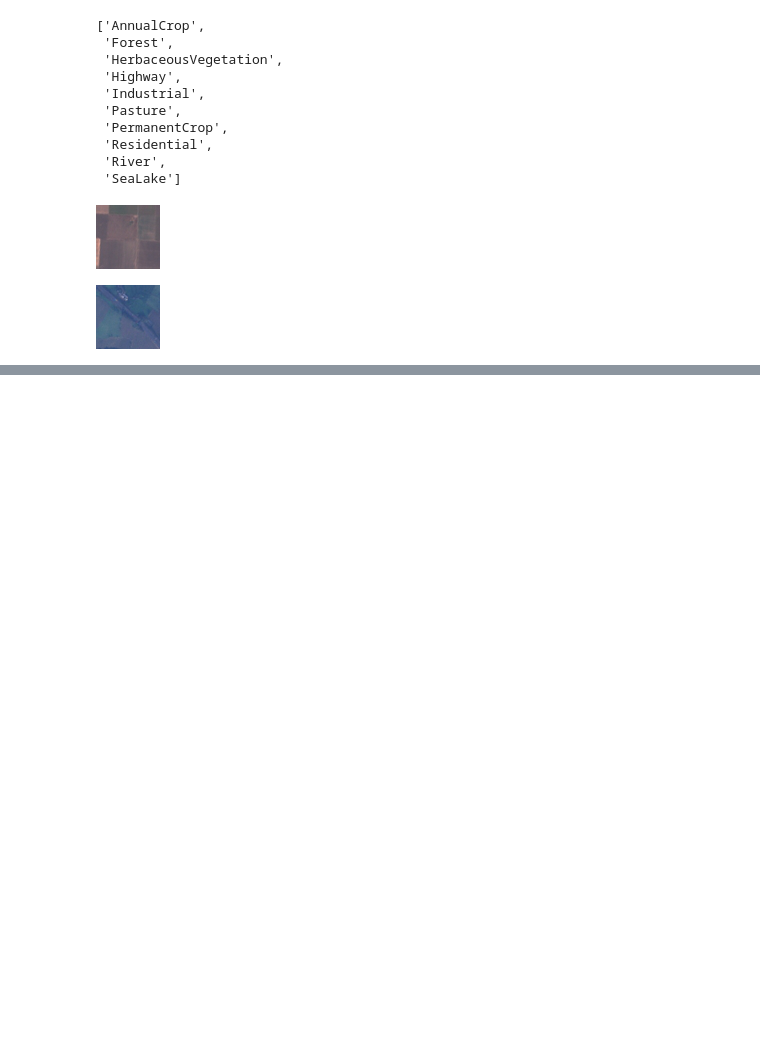
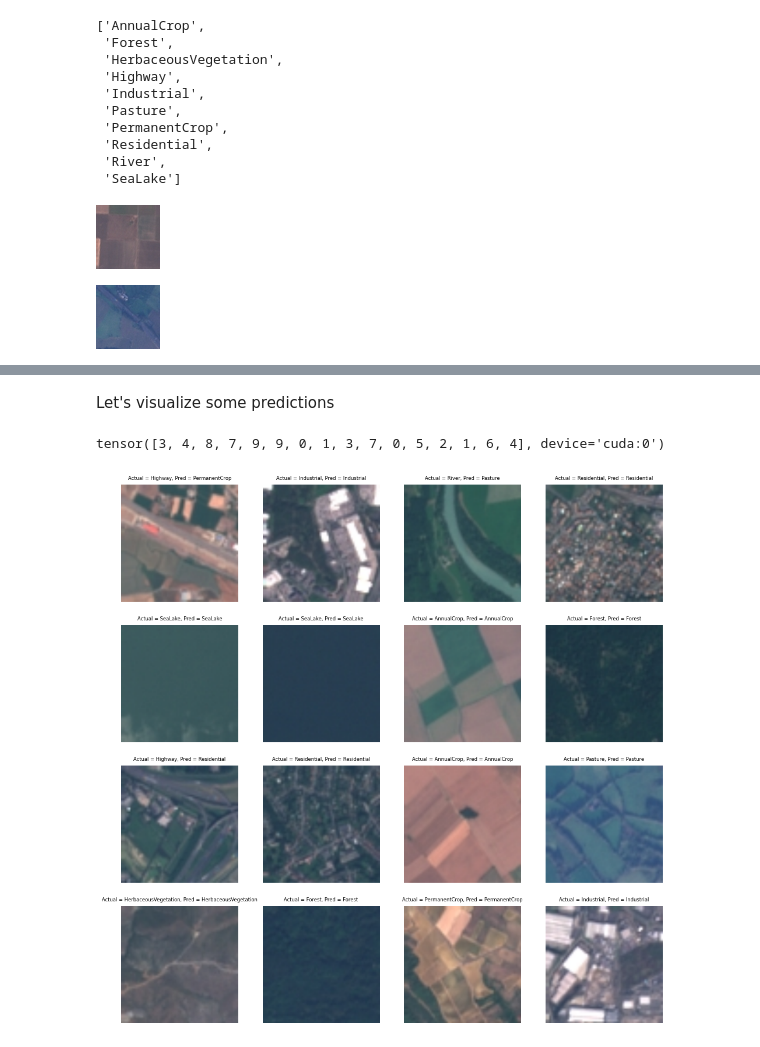
Before and after one commit to Nirzaree/lulc_classification_using_deep_learning, a Jupyter notebook: 5_exercise_2_different_finetuning_strategy.ipynb, the cells around one changed output, grey strips where cells are left out. Saved outputs shown, nothing was run; the diff lists cells and outputs as text; code cells hidden in the pictures; blank space fills up the shorter version.

```diff
--- a/5_exercise_2_different_finetuning_strategy.ipynb
+++ b/5_exercise_2_different_finetuning_strategy.ipynb
@@ -27,6 +71,6 @@ model = models.resnet50(weights = models.ResNet50_Weights.DEFAULT)
 # %%
 #If running locally
-data_folder = 'data/'
+data_folder = 'data/data/'
 # %%
 dataset = datasets.ImageFolder(os.path.join(data_folder, 'EuroSAT','2750'))
 # %%
@@ -196,0 +323,18 @@ best_model = fit(model,train_loader,val_loader,n_epochs = epochs,criterion=crite
+# %% [markdown]
+Let's visualize some predictions
+# %%
+inputs, labels = next(iter(test_loader))
+
+inputs = inputs.to(device)
+labels = labels.to(device)
+
+with torch.set_grad_enabled(False):
+  outputs = model(inputs)
+  loss = criterion(outputs, labels)
+  _, preds = torch.max(outputs, 1)
+# %%
+labels
+# %% [output]
+tensor([3, 4, 8, 7, 9, 9, 0, 1, 3, 7, 0, 5, 2, 1, 6, 4], device='cuda:0')
+# %%
+imagenet_mean, imagenet_std = [0.485, 0.456, 0.406], [0.229, 0.224, 0.225]
@@ -196,0 +343,16 @@ best_model = fit(model,train_loader,val_loader,n_epochs = epochs,criterion=crite
+# %%
+n = 4
+fig, axes = plt.subplots(n, n, figsize=(12, 12))
+
+for i in range(n):
+  for j in range(n):
+    # image = inputs[i * n + j].numpy().transpose((1, 2, 0))
+    image = inputs[i * n + j].cpu().numpy().transpose((1, 2, 0))
+    image = np.clip(np.array(imagenet_std) * image + np.array(imagenet_mean), 0, 1)
+
+    title = f"Actual = {class_names[labels[i * n + j]]}, Pred = {class_names[preds[i * n + j]]}"
+    axes[i, j].imshow(image)
+    axes[i, j].set_title(title,fontsize = 6)
+    axes[i, j].axis('off')
+# %% [output]
+[figure, added]
```
Also changed, not shown: parts of 20 cells of this notebook.
